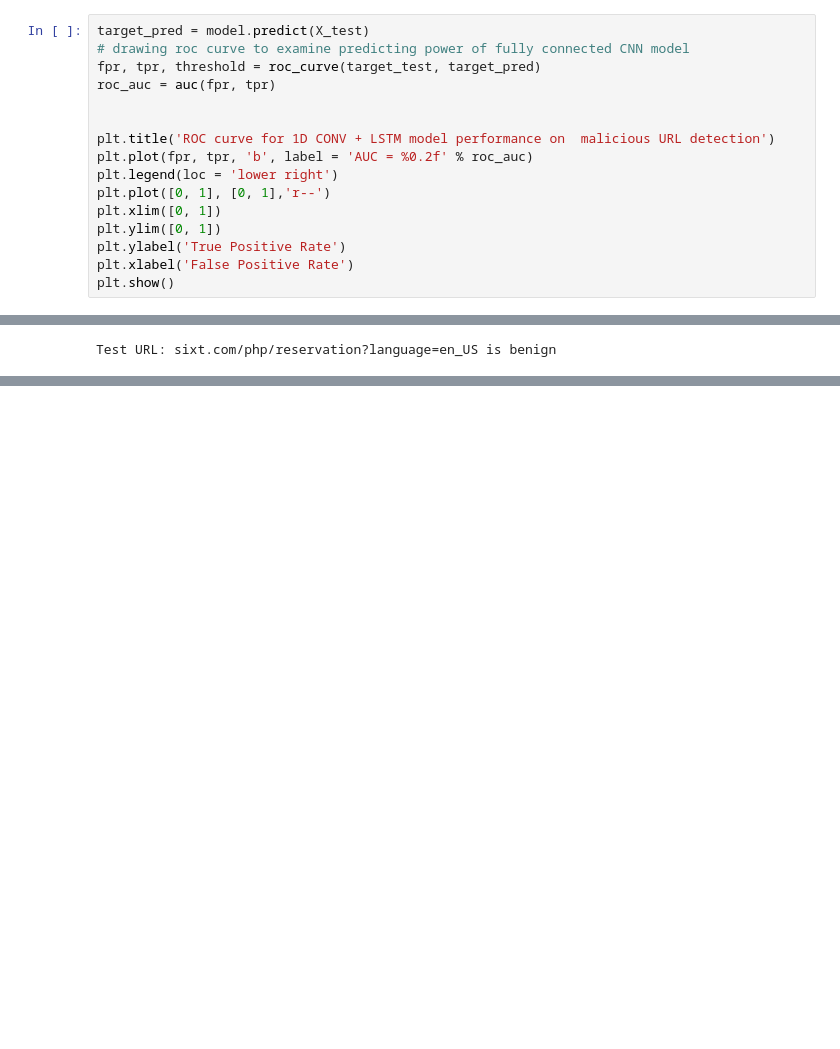
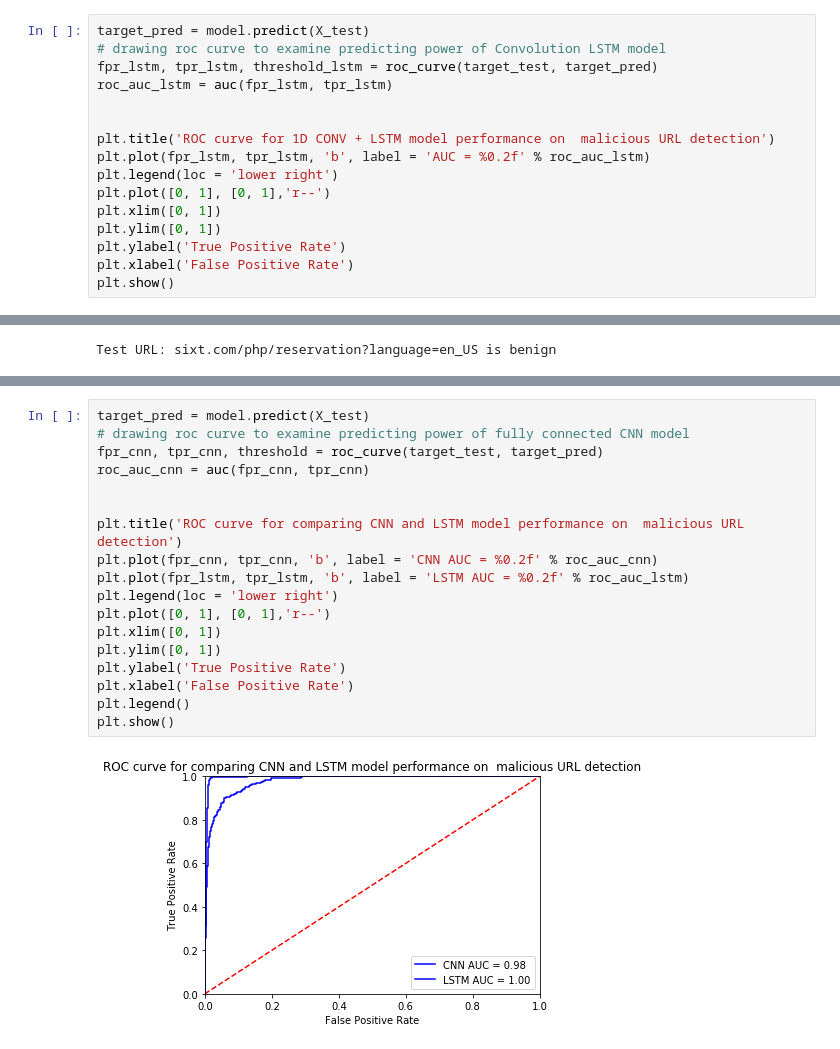
Before and after one commit to TianjingCai/ANLY-590, a Jupyter notebook: assignments/ANLY590 HW2.ipynb, the cells around one changed output, grey strips where cells are left out. Drawn from its saved outputs; the diff is of its cells as text; blank space fills up the shorter version.

```diff
--- a/assignments/ANLY590 HW2.ipynb
+++ b/assignments/ANLY590 HW2.ipynb
@@ -584,12 +582,12 @@ OSError: Unable to open file (file signature not found)
 # %%
 target_pred = model.predict(X_test)
-# drawing roc curve to examine predicting power of fully connected CNN model
-fpr, tpr, threshold = roc_curve(target_test, target_pred)
-roc_auc = auc(fpr, tpr)
+# drawing roc curve to examine predicting power of Convolution LSTM model
+fpr_lstm, tpr_lstm, threshold_lstm = roc_curve(target_test, target_pred)
+roc_auc_lstm = auc(fpr_lstm, tpr_lstm)
 
 
 plt.title('ROC curve for 1D CONV + LSTM model performance on  malicious URL detection')
-plt.plot(fpr, tpr, 'b', label = 'AUC = %0.2f' % roc_auc)
+plt.plot(fpr_lstm, tpr_lstm, 'b', label = 'AUC = %0.2f' % roc_auc_lstm)
 plt.legend(loc = 'lower right')
 plt.plot([0, 1], [0, 1],'r--')
 plt.xlim([0, 1])
@@ -734,0 +735,20 @@ plt.show()
+# %%
+target_pred = model.predict(X_test)
+# drawing roc curve to examine predicting power of fully connected CNN model
+fpr_cnn, tpr_cnn, threshold = roc_curve(target_test, target_pred)
+roc_auc_cnn = auc(fpr_cnn, tpr_cnn)
+
+
+plt.title('ROC curve for comparing CNN and LSTM model performance on  malicious URL detection')
+plt.plot(fpr_cnn, tpr_cnn, 'b', label = 'CNN AUC = %0.2f' % roc_auc_cnn)
+plt.plot(fpr_lstm, tpr_lstm, 'b', label = 'LSTM AUC = %0.2f' % roc_auc_lstm)
+plt.legend(loc = 'lower right')
+plt.plot([0, 1], [0, 1],'r--')
+plt.xlim([0, 1])
+plt.ylim([0, 1])
+plt.ylabel('True Positive Rate')
+plt.xlabel('False Positive Rate')
+plt.legend()
+plt.show()
+# %% [output]
+[figure, added]
```
Also changed, not shown: parts of 6 cells of this notebook.
